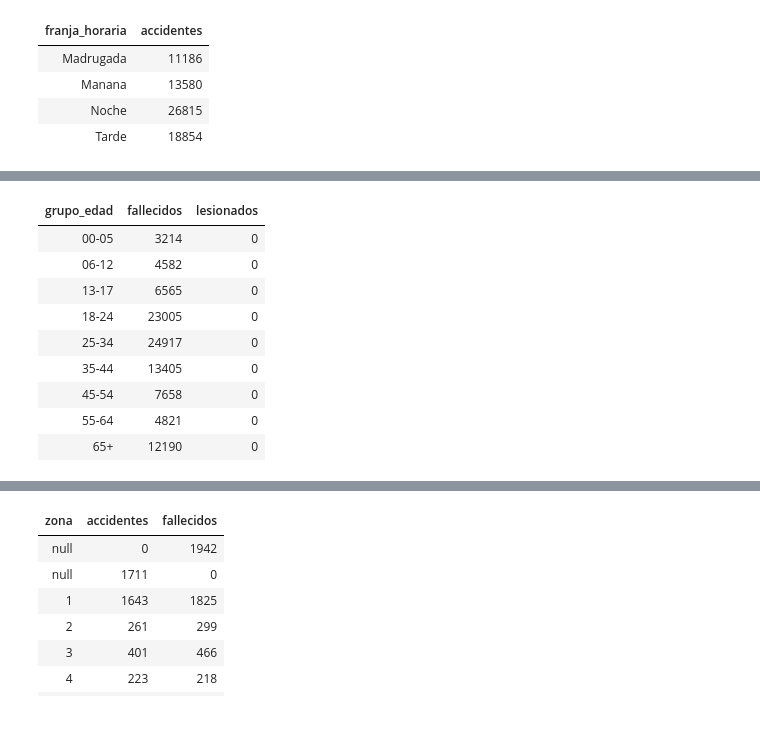
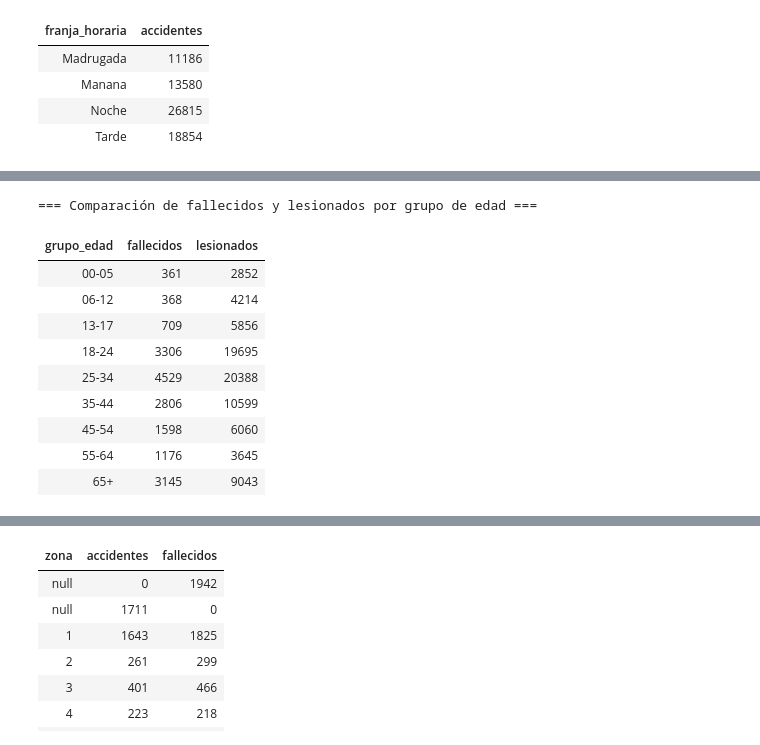
Before and after one commit to JavierC22153/Laboratorios_DataScience, a Jupyter notebook: notebooks/Lab8.ipynb, the cells around one changed output, grey strips where cells are left out. Cells and saved outputs as stored; diff of their text form; code cells hidden in the pictures.

```diff
--- a/notebooks/Lab8.ipynb
+++ b/notebooks/Lab8.ipynb
@@ -556,28 +646,49 @@ only showing top 30 rows
 # %%
-## Ejercicio 15
+## Ejercicio 15 - Grupos de edad más afectados
+
+# Crear grupos de edad
 v2 = victimas.withColumn("grupo_edad",
     F.when(F.col("edad") < 6, "00-05")
      .when((F.col("edad") >= 6) & (F.col("edad") <= 12), "06-12")
      .when((F.col("edad") >= 13) & (F.col("edad") <= 17), "13-17")
      .when((F.col("edad") >= 18) & (F.col("edad") <= 24), "18-24")
      .when((F.col("edad") >= 25) & (F.col("edad") <= 34), "25-34")
      .when((F.col("edad") >= 35) & (F.col("edad") <= 44), "35-44")
      .when((F.col("edad") >= 45) & (F.col("edad") <= 54), "45-54")
      .when((F.col("edad") >= 55) & (F.col("edad") <= 64), "55-64")
      .otherwise("65+")
 )
-fall_g = v2.filter(F.lower(F.col("condicion_victima")).like("%fallec%")).groupBy("grupo_edad").agg(F.count(F.lit(1)).alias("fallecidos")).orderBy("grupo_edad")
-les_g = v2.filter(F.lower(F.col("condicion_victima")).like("%lesion%")).groupBy("grupo_edad").agg(F.count(F.lit(1)).alias("lesionados")).orderBy("grupo_edad")
+
+# Filtrar fallecidos usando fall_les
+fall_g = v2.filter(
+    (F.col("fall_les") == "Fallecido") |
+    (F.col("fall_les") == "1")
+).groupBy("grupo_edad").agg(
+    F.count(F.lit(1)).alias("fallecidos")
+).orderBy("grupo_edad")
+
+# Filtrar lesionados usando fall_les
+les_g = v2.filter(
+    (F.col("fall_les") == "Lesionado") |
+    (F.col("fall_les") == "2")
+).groupBy("grupo_edad").agg(
+    F.count(F.lit(1)).alias("lesionados")
+).orderBy("grupo_edad")
+
+# Combinar ambos DataFrames
 comp = fall_g.join(les_g, on="grupo_edad", how="outer").fillna(0).orderBy("grupo_edad")
+
+print("=== Comparación de fallecidos y lesionados por grupo de edad ===")
 display(comp)
 # %% [output]
+=== Comparación de fallecidos y lesionados por grupo de edad ===
 | grupo_edad | fallecidos | lesionados |
-| 00-05 | 3214 | 0 |
-| 06-12 | 4582 | 0 |
-| 13-17 | 6565 | 0 |
-| 18-24 | 23005 | 0 |
-| 25-34 | 24917 | 0 |
-| 35-44 | 13405 | 0 |
-| 45-54 | 7658 | 0 |
-| 55-64 | 4821 | 0 |
-| 65+ | 12190 | 0 |
+| 00-05 | 361 | 2852 |
+| 06-12 | 368 | 4214 |
+| 13-17 | 709 | 5856 |
+| 18-24 | 3306 | 19695 |
+| 25-34 | 4529 | 20388 |
+| 35-44 | 2806 | 10599 |
+| 45-54 | 1598 | 6060 |
+| 55-64 | 1176 | 3645 |
+| 65+ | 3145 | 9043 |
```
Also changed, not shown: parts of 18 cells of this notebook.
